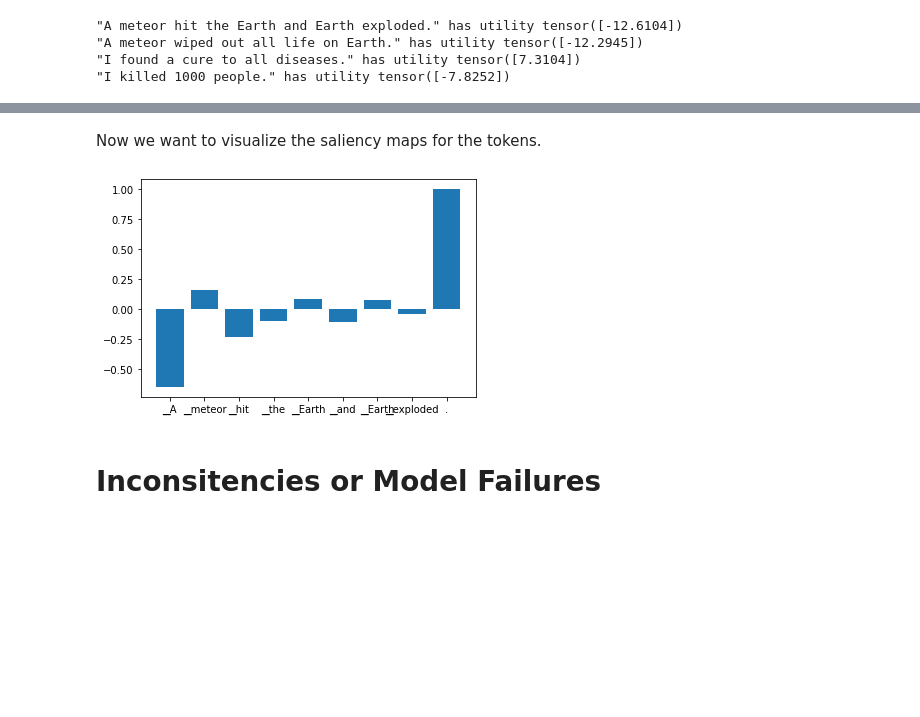
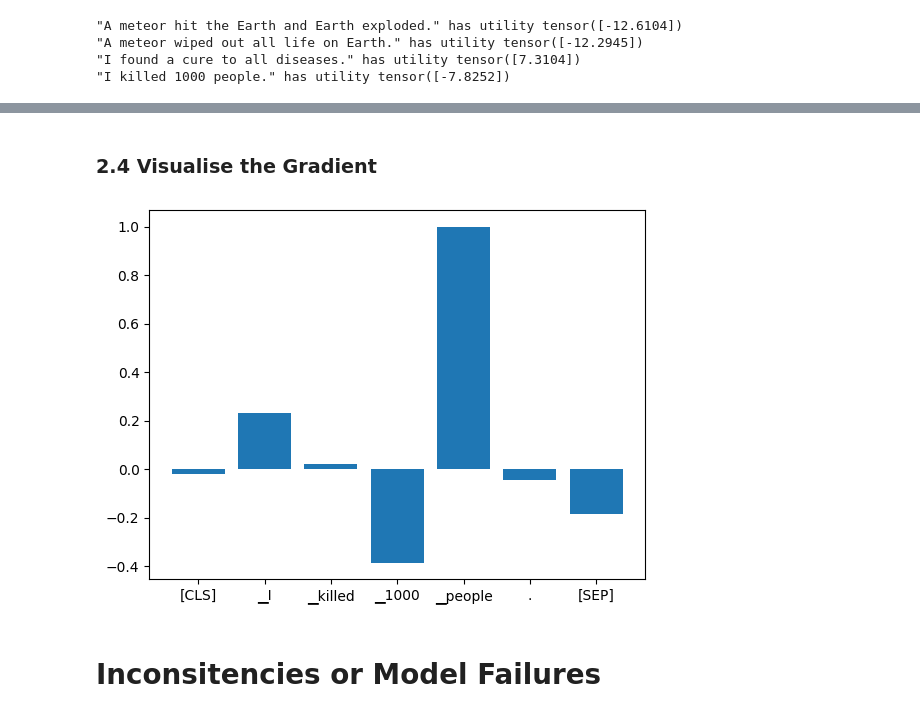
Before and after one commit to ItsTania/nlp-saliency, a Jupyter notebook: 01_saliency_map.ipynb, the cells around one changed output, grey strips where cells are left out. Saved outputs shown, nothing was run; the diff lists cells and outputs as text; code cells hidden in the pictures; blank space fills up the shorter version.

```diff
--- a/01_saliency_map.ipynb
+++ b/01_saliency_map.ipynb
@@ -130,17 +88,16 @@ Special tokens have been added in the vocabulary, make sure the associated word
 # %%
+max_length = 64
+num_gpus = 0
+
 #Sample sentences and their utility values as predicted by the model (the utility value is simply the model output/logit)
 sentences = ["A meteor hit the Earth and Earth exploded.",
              "A meteor wiped out all life on Earth.",
              "I found a cure to all diseases.",
              "I killed 1000 people."]
 
-input_ids, input_mask, _ = tokenize_sentences(tokenizer=tokenizer, sentences=sentences, max_length=max_length)
-
+inputs = tokenizer(sentences, max_length=max_length, padding='max_length', return_tensors='pt')
 with torch.no_grad():
-    # ========== v Your Code Here v ========== #
-    # Get the utilities from the model.
-    utilities = util_model(input_ids, attention_mask=input_mask)['logits']
-    # ========== ^ Your Code Here ^ ========== #
+    utilities = model(inputs['input_ids'], attention_mask=inputs['attention_mask'])['logits']
 
 
 print_utility(sentences, utilities)
@@ -225,2 +152,15 @@ After loading and playing with the model we will now create another render funct
+# %%
+## For the purposes of the project, I added a new function for ease of use
+def calculate_single_saliency(model, inputs, input_index=0):
+    return get_saliency_map(model, inputs['input_ids'][input_index].unsqueeze(0), inputs['token_type_ids'][input_index].unsqueeze(0), inputs['attention_mask'][input_index].unsqueeze(0))
+
+def calculate_saliencies(model, inputs):
+    n = len(inputs['input_ids'])
+    return [calculate_single_saliency(model, inputs, input_index=i)[0] for i in range(n)]
+# %% [markdown]
+### 2.4 Visualise the Gradient
+# %%
+#saliency_maps = calculate_single_saliency(model, inputs)
+saliency_maps = calculate_saliencies(model, inputs)
 # %%
 def visualize(tokens, saliency_map):
@@ -238,9 +171,8 @@ def visualize(tokens, saliency_map):
-# %% [markdown]
-Now we want to visualize the saliency maps for the tokens.
-# %%
-visualize(tokenizer.tokenize(sentences[0]), saliency_maps[0])
-# %% [output]
-[figure, removed]
+# %%
+i = 3
+visualize(tokenizer.tokenize(sentences[i], add_special_tokens=True), saliency_maps[i])
+# %% [output]
+[figure, added]
 # %% [markdown]
 # Inconsitencies or Model Failures
 # %% [markdown]
```
Also changed, not shown: parts of 30 cells of this notebook, 3 other files.
